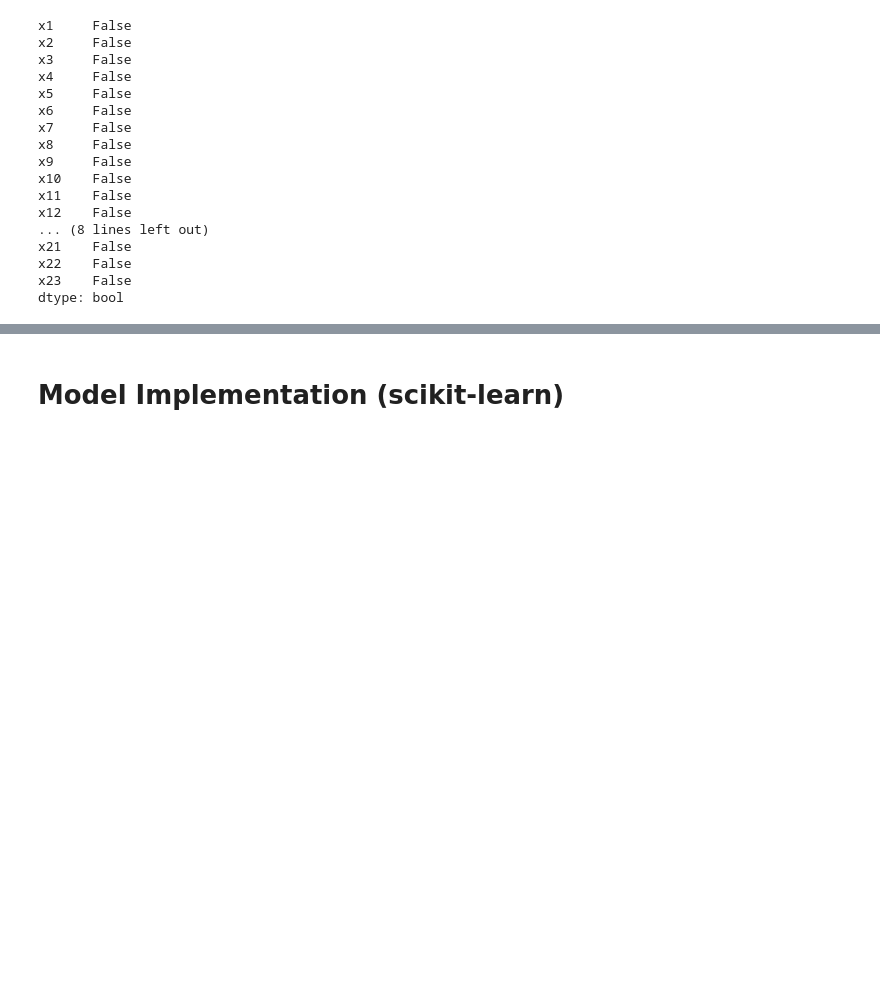
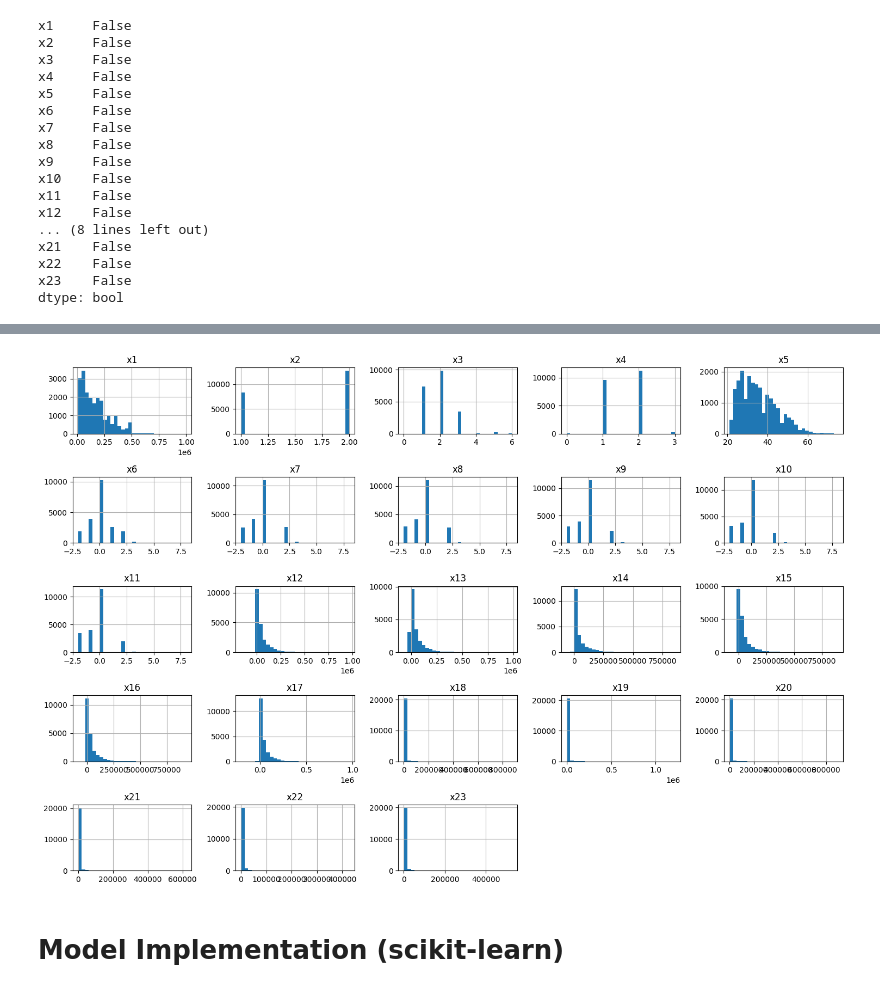
Before and after one commit to alexchu14/credit-default-prediction, a Jupyter notebook: notebooks/baseline.ipynb, the cells around one changed output, grey strips where cells are left out. Cells and saved outputs as stored; diff of their text form; code cells hidden in the pictures; blank space fills up the shorter version.

```diff
--- a/notebooks/baseline.ipynb
+++ b/notebooks/baseline.ipynb
@@ -127,2 +80,9 @@ plt.show()
+# %%
+
+from src.plot import plot_feature_histograms
+
+plot_feature_histograms(X_train)
+# %% [output]
+[figure, added]
 # %% [markdown]
 # Model Implementation (scikit-learn)
```
Also changed, not shown: parts of 9 cells of this notebook, 1 other file.
